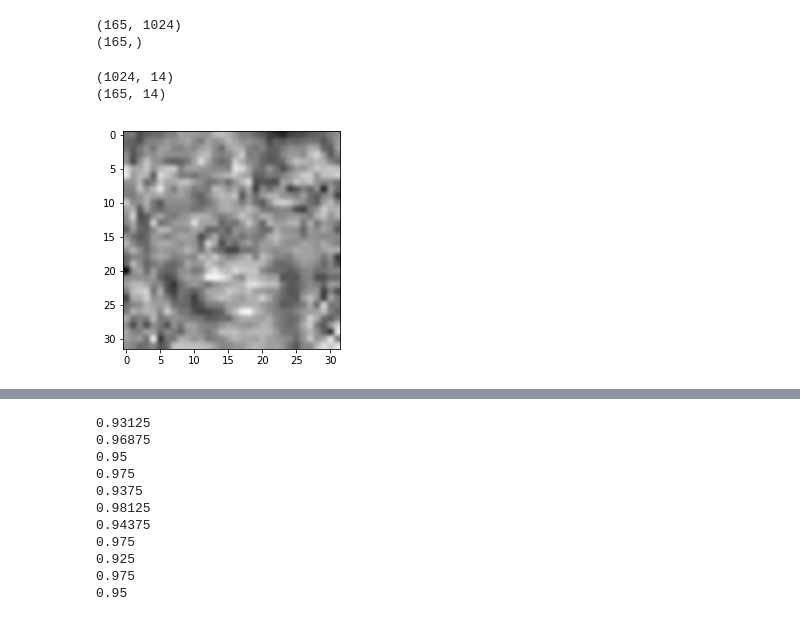
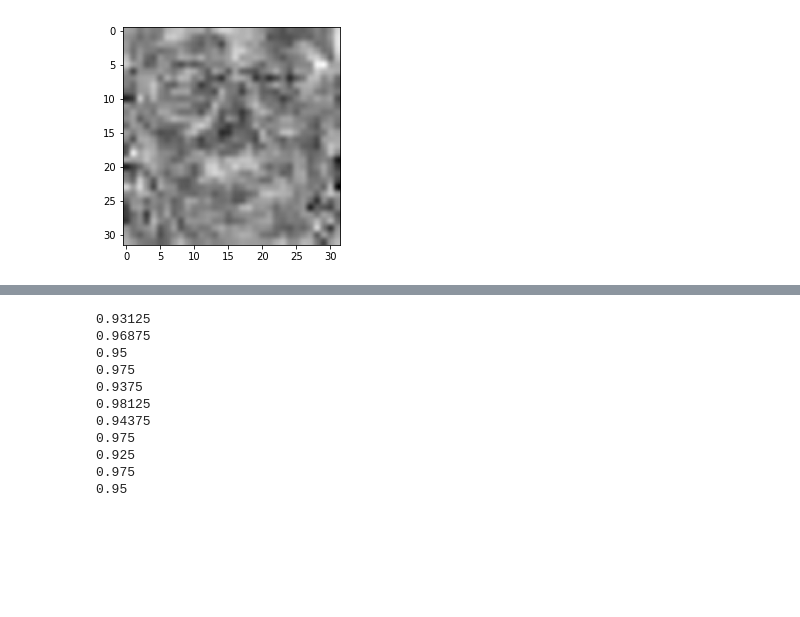
Before and after one commit to cxrasdfg/Dimension-Reduction, a Jupyter notebook: Fisherfaces.ipynb, the cells around one changed output, grey strips where cells are left out. Drawn from its saved outputs; the diff is of its cells as text; code cells hidden in the pictures; blank space fills up the shorter version.

```diff
--- a/Fisherfaces.ipynb
+++ b/Fisherfaces.ipynb
@@ -42,7 +16,7 @@ def FLD(data, label, d):
     # W_opt.T = W_fld.T * W_pca.T
     # W_pca
     # Get the principal components of PCA with N-c largest eigenvalues
-    W_pca, data_pca, average= PCA(data, N-c)
+    W_pca, data_pca, average= PCA.PCA(data, N-c)
 
     # W_fld
     # S_B
@@ -55,37 +29,30 @@ def FLD(data, label, d):
 
     for i in range(1,c+1):
         # mean of class
-
         data_i = data_pca[np.where(label == i)]
         mean_i = data_i.mean(axis=0)
         S_B = S_B + N * np.dot((mean_i - mean_total).T, mean_i - mean_total)
         S_W = S_W + np.dot((data_i - mean_i).T, (data_i - mean_i))
 
-    eigenvalues, eigenvectors = np.linalg.eig(np.dot(np.linalg.inv(S_W), S_B))
+    eigenvalues, eigenvectors = slg.eig(S_B, S_W)
     sort_eig = np.argsort(-eigenvalues)
     W_fld = eigenvectors[:, sort_eig[:d]]
 
     W_opt = np.dot(W_pca, W_fld)
     return W_opt
 # %%
-data=sio.loadmat("Yale_32x32.mat")
-face = data['fea']/255
+data = sio.loadmat("data/yale/Yale_32x32.mat")
+face = data['fea']/256
+face = np.squeeze(face)
 label = data['gnd']
 label = np.squeeze(label)
-print(face.shape)
-print(label.shape)
-W = FLD(face, label, 14)
-# %% [output]
-(165, 1024)
-(165,)
 # %%
-print(W.shape)
-print(data_fld.shape)
-fisherface=W.T[3]
-fisherface=fisherface.reshape(32, 32).astype(float)
-pylab.imshow(fisherface.T, cmap='gray', interpolation='hamming')
-pylab.show()
+def Fisherface():
+    W = FLD(face, label, 14)
+    fisherface=W.T[1]
+    fisherface=fisherface.reshape(32, 32).astype(float)
+    pylab.imshow(fisherface.T, cmap='gray', interpolation='hamming')
+    pylab.show()
+Fisherface()
 # %% [output]
-(1024, 14)
-(165, 14)
-[figure, old version]
+[figure, new version]
```
Also changed, not shown: parts of 5 cells of this notebook, 5 other files.
